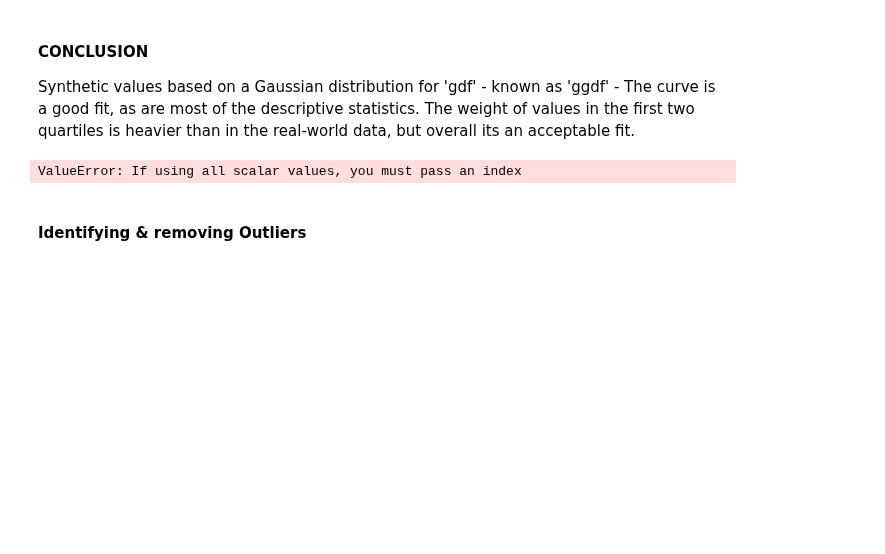
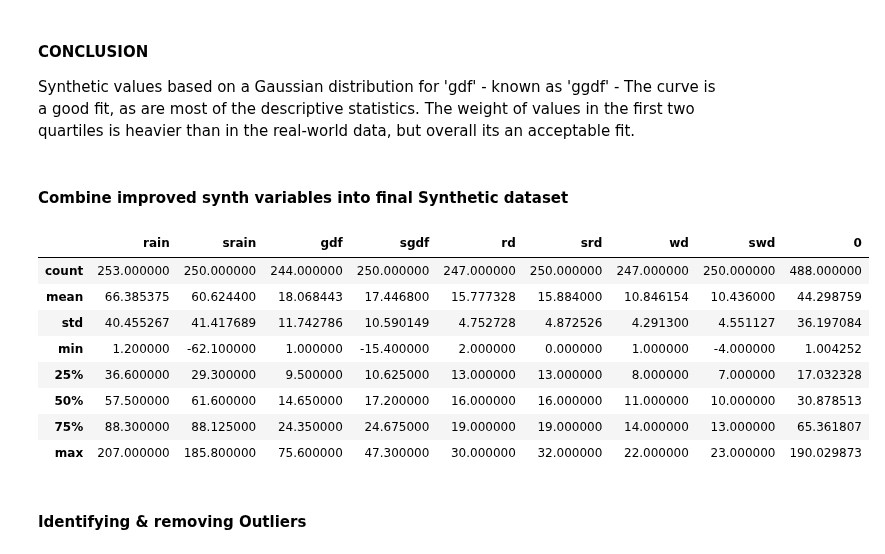
Before and after one commit to Aqua5lad/PDA-Dec-Project, a Jupyter notebook: PDA Project Dec 2018.ipynb, the cells around one changed output. Drawn from its saved outputs; the diff is of its cells as text; code cells hidden in the pictures; blank space fills up the shorter version.

```diff
--- a/PDA Project Dec 2018.ipynb
+++ b/PDA Project Dec 2018.ipynb
@@ -789,12 +787,22 @@ ggdf.describe()
 # %% [markdown]
 #### CONCLUSION
 Synthetic values based on a Gaussian distribution for 'gdf' - known as 'ggdf' - The curve is a good fit, as are most of the descriptive statistics. The weight of values in the first two quartiles is heavier than in the real-world data, but overall its an acceptable fit.
-# %%
-# (mu, sigma, size), Ints.   pd.DataFrame({'x':x, 'y':y})
-# using the mean & standard deviation of the actual data in the original 'real world' sample.
-dfsyn1 = pd.DataFrame({'ggdf':ggdf, 'grain':grain})
-# %% [output]
-ValueError: If using all scalar values, you must pass an index
+# %% [markdown]
+#### Combine improved synth variables into final Synthetic dataset
+# %%
+#add dataframes together
+dfboth2 = pd.concat([dfboth, ggdf, grain])
+dfboth2.describe()
+# %% [output]
+|  | rain | srain | gdf | sgdf | rd | srd | wd | swd | 0 |
+| count | 253.000000 | 250.000000 | 244.000000 | 250.000000 | 247.000000 | 250.000000 | 247.000000 | 250.000000 | 488.000000 |
+| mean | 66.385375 | 60.624400 | 18.068443 | 17.446800 | 15.777328 | 15.884000 | 10.846154 | 10.436000 | 44.298759 |
+| std | 40.455267 | 41.417689 | 11.742786 | 10.590149 | 4.752728 | 4.872526 | 4.291300 | 4.551127 | 36.197084 |
+| min | 1.200000 | -62.100000 | 1.000000 | -15.400000 | 2.000000 | 0.000000 | 1.000000 | -4.000000 | 1.004252 |
+| 25% | 36.600000 | 29.300000 | 9.500000 | 10.625000 | 13.000000 | 13.000000 | 8.000000 | 7.000000 | 17.032328 |
+| 50% | 57.500000 | 61.600000 | 14.650000 | 17.200000 | 16.000000 | 16.000000 | 11.000000 | 10.000000 | 30.878513 |
+| 75% | 88.300000 | 88.125000 | 24.350000 | 24.675000 | 19.000000 | 19.000000 | 14.000000 | 13.000000 | 65.361807 |
+| max | 207.000000 | 185.800000 | 75.600000 | 47.300000 | 30.000000 | 32.000000 | 22.000000 | 23.000000 | 190.029873 |
 # %% [markdown]
 #### Identifying & removing Outliers
 # %% [markdown]
```
Also changed, not shown: parts of 3 cells of this notebook.
